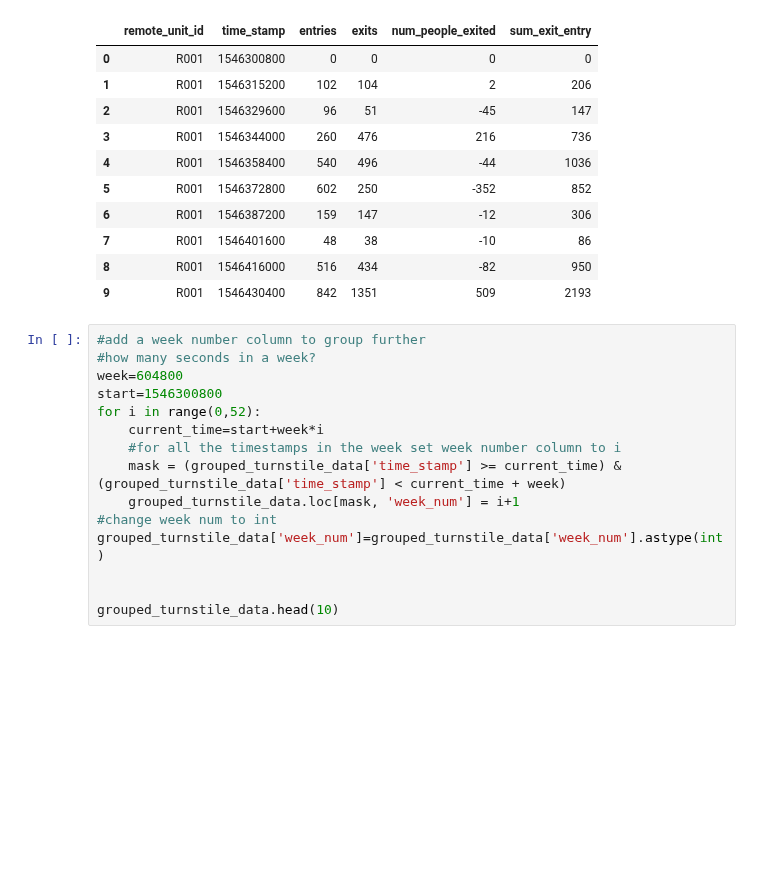
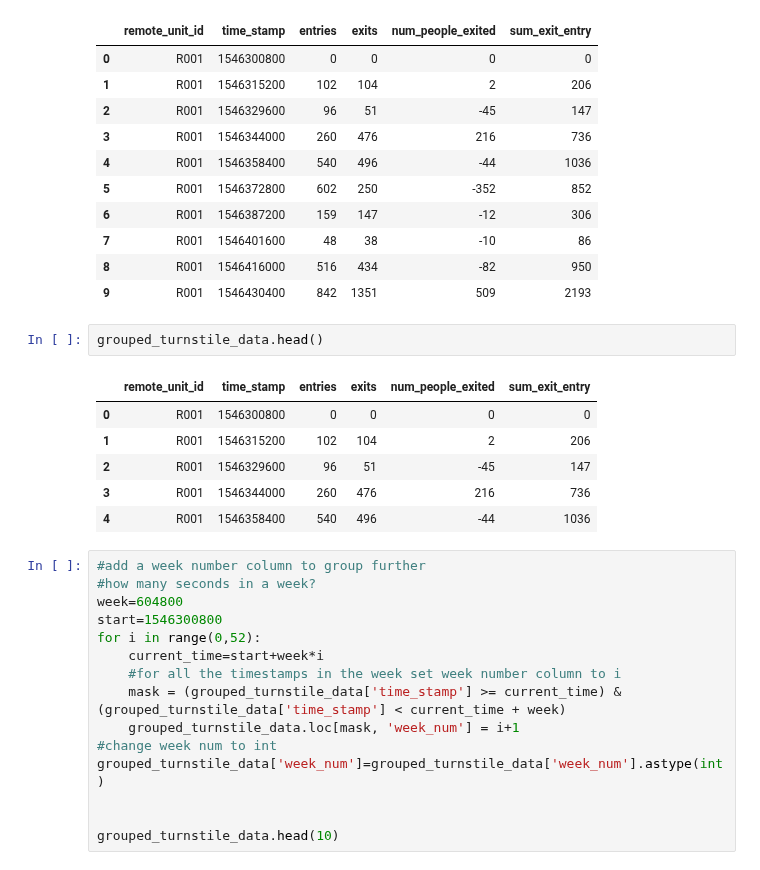
Before and after one commit to Fei117117/NYSeeNow, a Jupyter notebook: NYSeeNow-ML/SubwayData/ml_subway.ipynb, the cells around one changed output. Saved outputs shown, nothing was run; the diff lists cells and outputs as text; blank space fills up the shorter version.

```diff
--- a/NYSeeNow-ML/SubwayData/ml_subway.ipynb
+++ b/NYSeeNow-ML/SubwayData/ml_subway.ipynb
@@ -233,6 +233,15 @@ grouped_turnstile_data.head(10)
 | 7 | R001 | 1546401600 | 48 | 38 | -10 | 86 |
 | 8 | R001 | 1546416000 | 516 | 434 | -82 | 950 |
 | 9 | R001 | 1546430400 | 842 | 1351 | 509 | 2193 |
+# %%
+grouped_turnstile_data.head()
+# %% [output]
+|  | remote_unit_id | time_stamp | entries | exits | num_people_exited | sum_exit_entry |
+| 0 | R001 | 1546300800 | 0 | 0 | 0 | 0 |
+| 1 | R001 | 1546315200 | 102 | 104 | 2 | 206 |
+| 2 | R001 | 1546329600 | 96 | 51 | -45 | 147 |
+| 3 | R001 | 1546344000 | 260 | 476 | 216 | 736 |
+| 4 | R001 | 1546358400 | 540 | 496 | -44 | 1036 |
 # %%
 #add a week number column to group further
 #how many seconds in a week?
```
Also changed, not shown: parts of 3 cells of this notebook, 2 other files.
